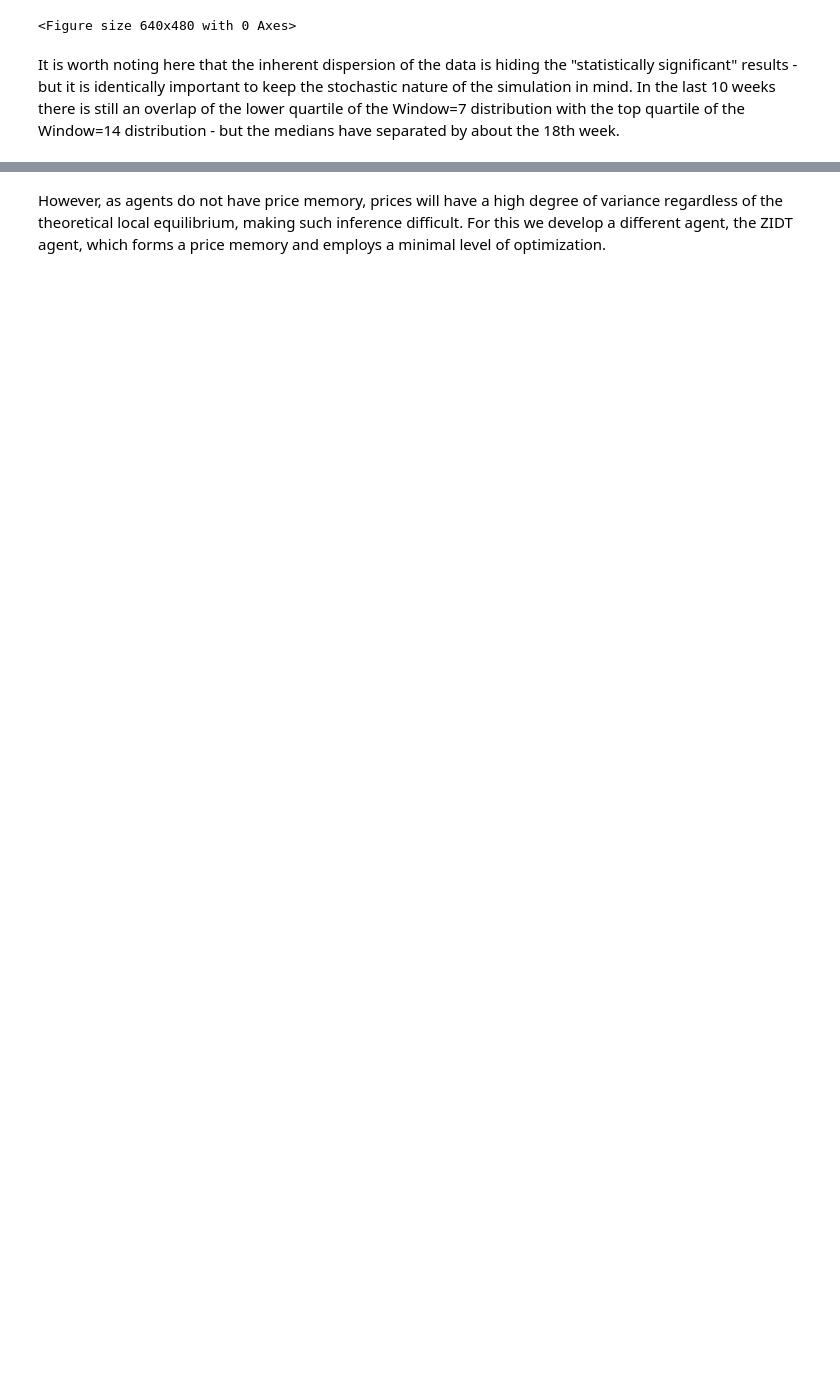
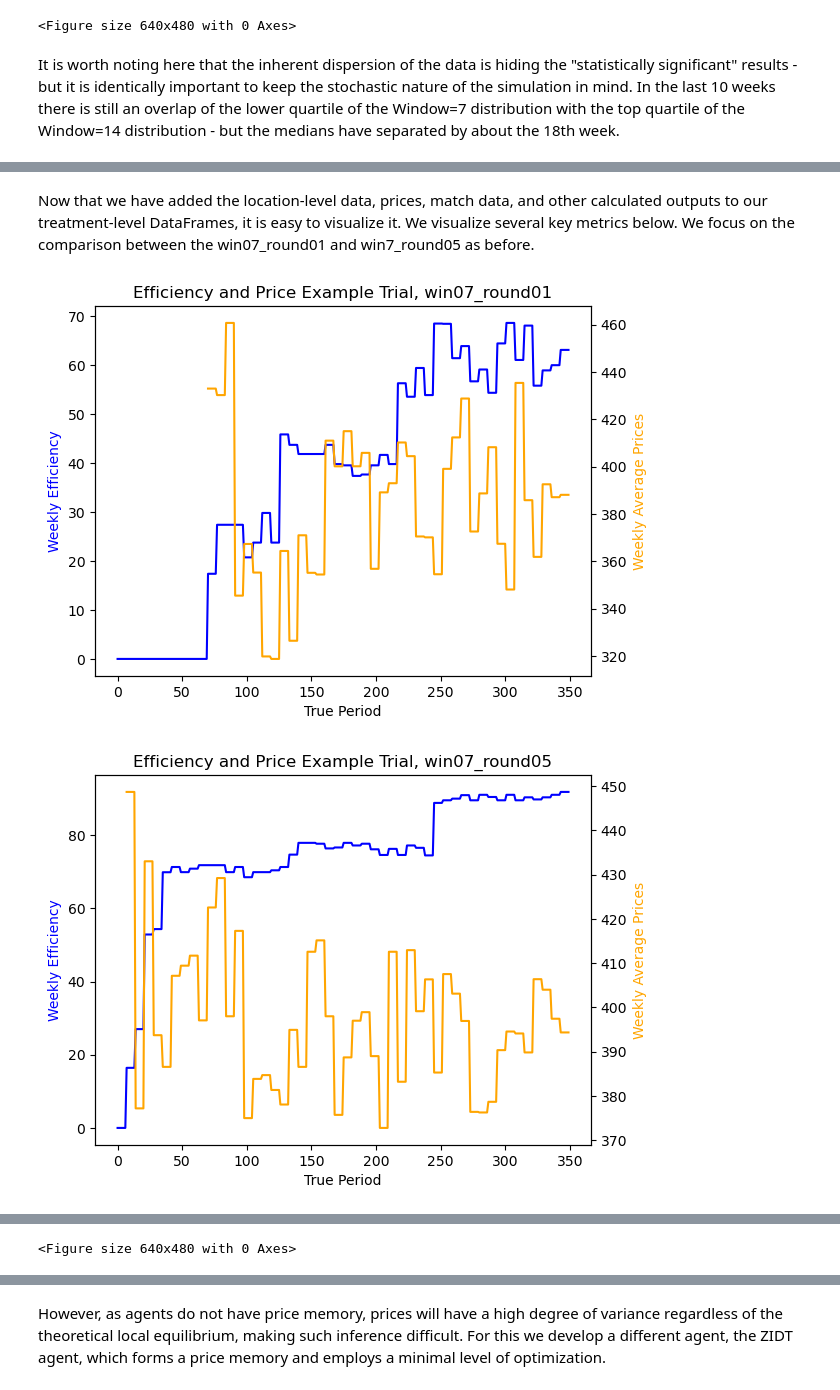
Before and after one commit to Kmccabe/dm_markets, a Jupyter notebook: modules_vCOVID/notebooks/dm_users_guide.ipynb, the cells around one changed output, grey strips where cells are left out. Cells and saved outputs as stored; diff of their text form; code cells hidden in the pictures; blank space fills up the shorter version.

Commit message:
Added examples analyzing the occupied locations and match density to user guide.

```diff
--- a/modules_vCOVID/notebooks/dm_users_guide.ipynb
+++ b/modules_vCOVID/notebooks/dm_users_guide.ipynb
@@ -1726,0 +1821,42 @@ On the back of local price data we develop a measure called "global price variat
+# %% [markdown]
+Now that we have added the location-level data, prices, match data, and other calculated outputs to our treatment-level DataFrames, it is easy to visualize it. We visualize several key metrics below. We focus on the comparison between the win07_round01 and win7_round05 as before.
+# %%
+# Show and example trial for tr2
+tdf = t2_al_df[t2_al_df['trial']==0][['week', 'week_eff', 'week_price_avg']]
+fig, ax1 = plt.subplots()
+ax1.plot(tdf.week_eff, label='Week Eff', color='blue')
+ax1.set_ylabel('Weekly Efficiency', color='blue')
+ax2 = ax1.twinx()
+ax2.plot(tdf.week_price_avg, label='Prices', color='orange')
+ax2.set_ylabel('Weekly Average Prices', color='orange')
+ax1.set_xlabel('True Period')
+ax1.set_title(f'Efficiency and Price Example Trial, {trt_2x2_names[2]}')
+plt.show()
+
+# Show one for tr3
+tdf = t3_al_df[t3_al_df['trial']==0][['week', 'week_eff', 'week_price_avg']]
+fig, ax1 = plt.subplots()
+ax1.plot(tdf.week_eff, label='Week Eff', color='blue')
+ax1.set_ylabel('Weekly Efficiency', color='blue')
+ax2 = ax1.twinx()
+ax2.plot(tdf.week_price_avg, label='Prices', color='orange')
+ax2.set_ylabel('Weekly Average Prices', color='orange')
+ax1.set_xlabel('True Period')
+ax1.set_title(f'Efficiency and Price Example Trial, {trt_2x2_names[3]}')
+plt.show()
+
+# Get boxplot reps
+pr07_01 = nb_helpers.format_df_for_boxplot(t2_al_df, 'week', 'week_price_avg')
+pr07_05 = nb_helpers.format_df_for_boxplot(t3_al_df, 'week', 'week_price_avg')
+
+xlm = (0, t0_al_df.num_weeks.iloc[0]-1)
+xtc = np.arange(0, xlm[1], 10)
+
+nb_helpers.plot_boxplot_data([pr07_01, pr07_05],
+                             title=f"Prices in {trt_2x2_names[2]} and {trt_2x2_names[3]}",
+                             y_lab='Weekly Global Average Prices', x_lab='Week',
+                             x_ticks=xtc, rbars=None, savename=None, legend=True, labels=[trt_2x2_names[2], trt_2x2_names[3]], xlim=xlm,
+                             n=2, colors=['red', 'blue'])
+# %% [output]
+[figure, added]
+[figure, added]
@@ -1726,0 +1864 @@ On the back of local price data we develop a measure called "global price variat
+<Figure size 640x480 with 0 Axes>
```
Also changed, not shown: parts of 14 cells of this notebook, 11 other files.
